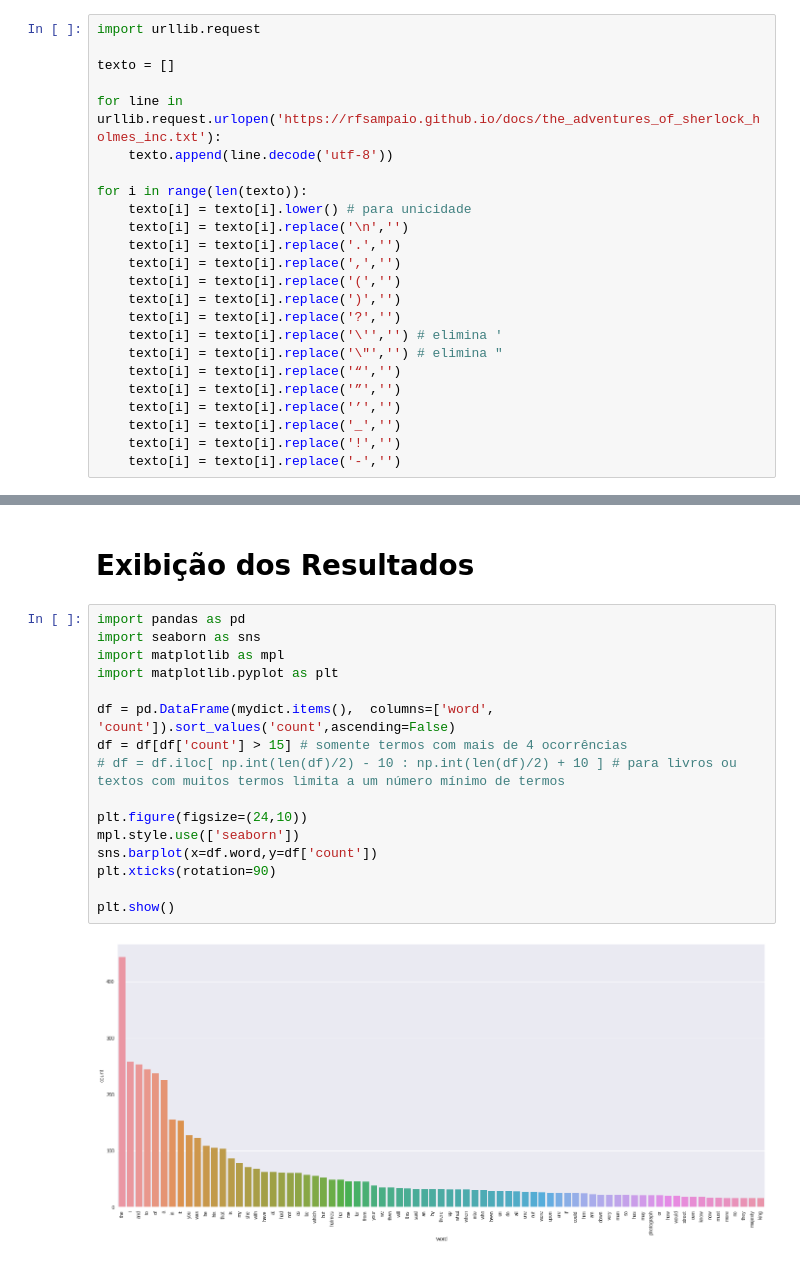
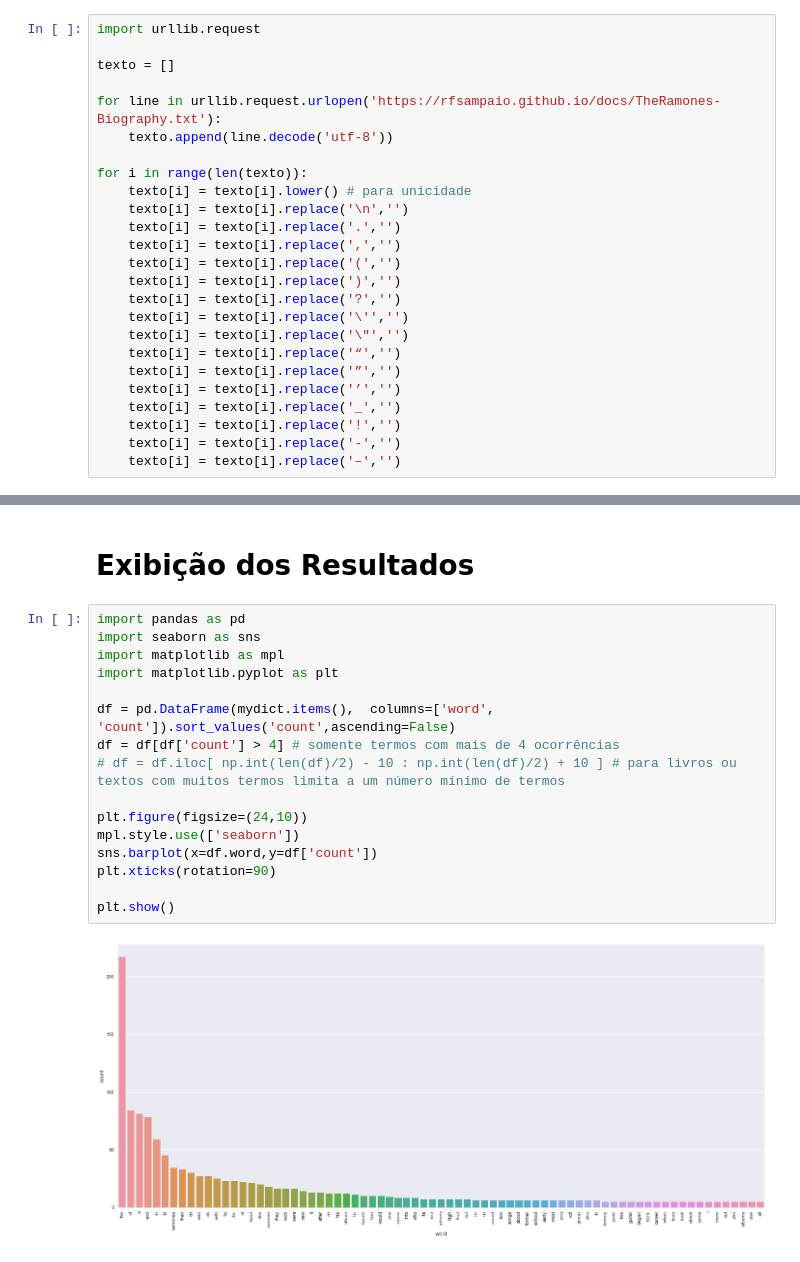
Before and after one commit to rfsampaio/postgraduate_data_science, a Jupyter notebook: notebooks/PL_A1.ipynb, the cells around one changed output, grey strips where cells are left out. Drawn from its saved outputs; the diff is of its cells as text.

```diff
--- a/notebooks/PL_A1.ipynb
+++ b/notebooks/PL_A1.ipynb
@@ -30,7 +31,7 @@ import urllib.request
 
 texto = []
 
-for line in urllib.request.urlopen('https://rfsampaio.github.io/docs/the_adventures_of_sherlock_holmes_inc.txt'):
+for line in urllib.request.urlopen('https://rfsampaio.github.io/docs/TheRamones-Biography.txt'):
     texto.append(line.decode('utf-8'))
 
 for i in range(len(texto)):
@@ -41,14 +42,15 @@ for i in range(len(texto)):
     texto[i] = texto[i].replace('(','')
     texto[i] = texto[i].replace(')','')
     texto[i] = texto[i].replace('?','')
-    texto[i] = texto[i].replace('\'','') # elimina '
-    texto[i] = texto[i].replace('\"','') # elimina "
+    texto[i] = texto[i].replace('\'','')
+    texto[i] = texto[i].replace('\"','')
     texto[i] = texto[i].replace('“','')
     texto[i] = texto[i].replace('”','')
     texto[i] = texto[i].replace('’','')
     texto[i] = texto[i].replace('_','')
     texto[i] = texto[i].replace('!','')
     texto[i] = texto[i].replace('-','')
+    texto[i] = texto[i].replace('–','')
 # %% [markdown]
 # Construção do Dicionário
 # %%
@@ -82,18 +85,18 @@ print(sortedmydict)
 # %%
 import pandas as pd
 import seaborn as sns
 import matplotlib as mpl
 import matplotlib.pyplot as plt
 
 df = pd.DataFrame(mydict.items(),  columns=['word', 'count']).sort_values('count',ascending=False)
-df = df[df['count'] > 15] # somente termos com mais de 4 ocorrências
+df = df[df['count'] > 4] # somente termos com mais de 4 ocorrências
 # df = df.iloc[ np.int(len(df)/2) - 10 : np.int(len(df)/2) + 10 ] # para livros ou textos com muitos termos limita a um número mínimo de termos
 
 plt.figure(figsize=(24,10))
 mpl.style.use(['seaborn'])
 sns.barplot(x=df.word,y=df['count'])
 plt.xticks(rotation=90)
 
 plt.show()
 # %% [output]
-[figure, old version]
+[figure, new version]
```
Also changed, not shown: parts of 5 cells of this notebook.
